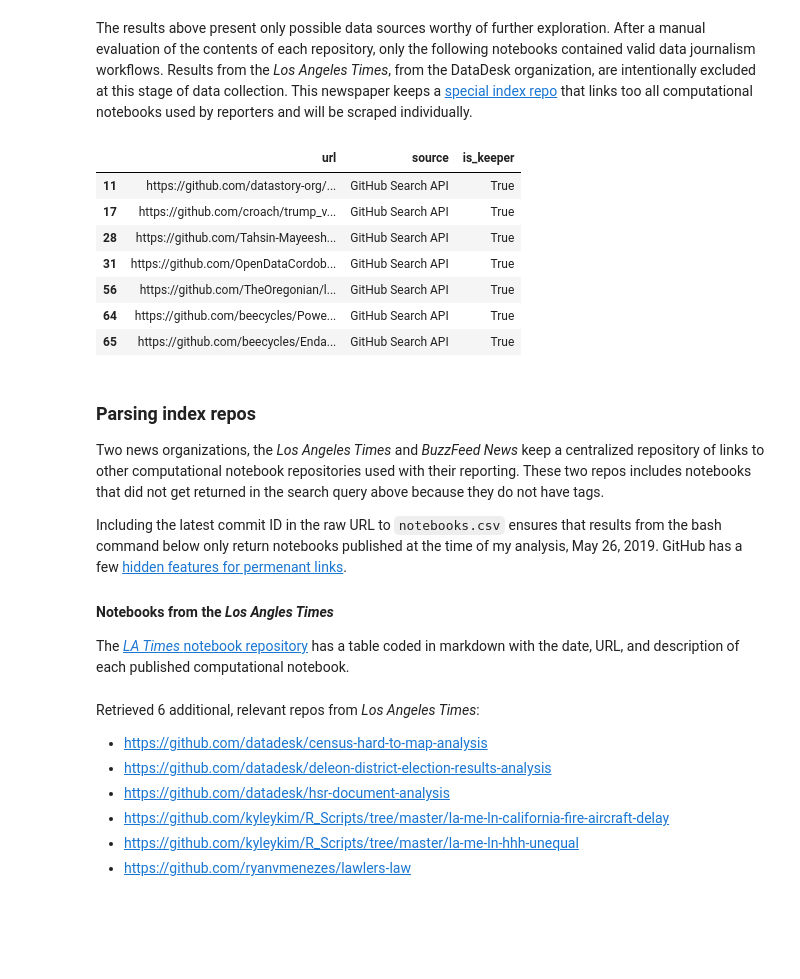
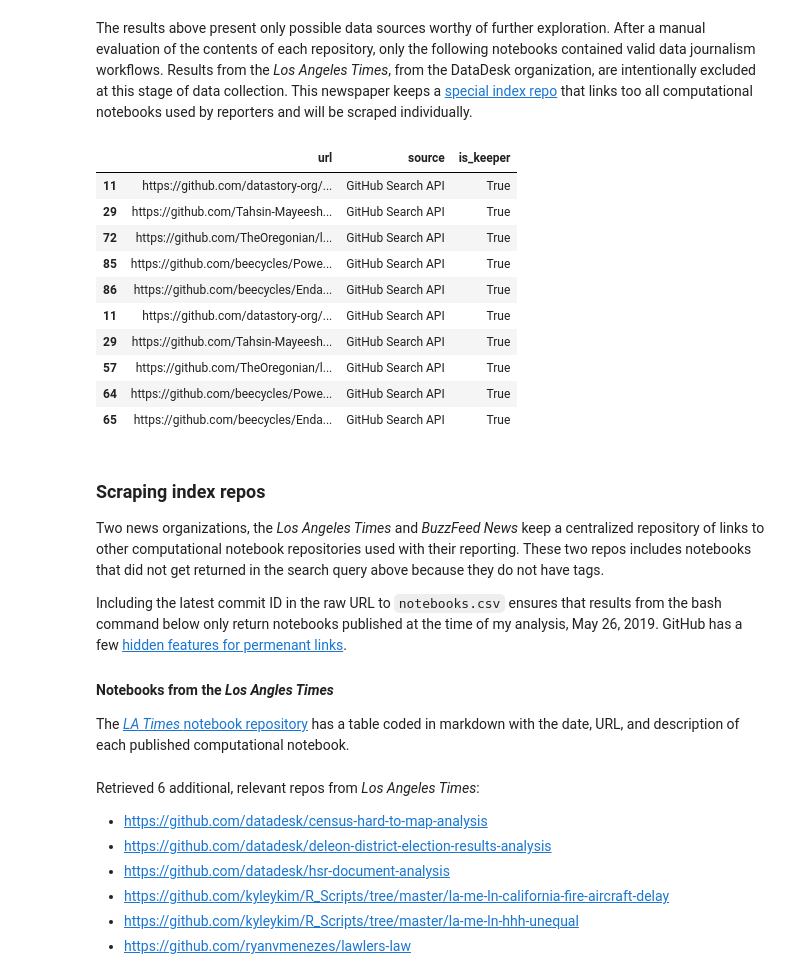
Before and after one commit to steve-kasica/table-scraps, a Jupyter notebook: notebooks-search.ipynb, the cells around one changed output. Saved outputs shown, nothing was run; the diff lists cells and outputs as text; code cells hidden in the pictures; blank space fills up the shorter version.

Commit message:
Update notebook search
Adds basic auth for all GitHub API requests, includes organization breakdown by commit count,
cleans up some dud repos, too

```diff
--- a/notebooks-search.ipynb
+++ b/notebooks-search.ipynb
@@ -34,5 +35,6 @@ class RateLimitError(Exception):
     """
 
     def __init__(self, timeout):
-        self.timeout = round(int(timeout) - time.time(), 2) + 5
+        buffer = 5;  # add a buffer (in seconds) for safety
+        self.timeout = round(int(timeout) - time.time(), 2) + buffer
         self.message = "🤦‍♀️ Hit GitHub's basic authentication the rate limit 🤦‍♂️\nWait {} seconds".format(self.timeout)
@@ -76,26 +122,24 @@ repos = pd.DataFrame(columns=['url', 'source', 'is_keeper'])
 
 The code cell below queries the Search API for repos containing either the tag *journalism* or *data journalism* where the most majority programming language is *Jupyter Notebook*, *R*, or *HTML*. Although not all repos that are predominantly HTML code are computational notebooks, GitHub often classifies analysis performed primarily in an R Markdown file (.rmd) as HTML. Through my own unsystematic survey of this domain, I've found many notebooks from [*BuzzFeed News* from Peter Aldhous](https://github.com/BuzzFeedNews/2019-06-democratic-candidates-twitter) are programmed in R and tagged as HTML.
 # %%
-searchQueryCache = 'search_results/searchquery.csv'
-
+searchQueryCache = 'cache/tag_search.csv'
 if not os.path.exists(searchQueryCache):
     queryResults = []
     for tag in tags:
         for lang in languages:
-            try:
-                res = findRepos(**{'topic': tag, 'language': lang })
-                for item in res:
-                    repos = repos.append({
-                        'url': item['html_url'],
-                        'source': 'GitHub Search API',
-                        'is_keeper': False
-                    }, ignore_index=True)
-            except RateLimitError as err:
-                print(err.message)
-                time.sleep(err.timeout)
+            is_success = False
+            while not is_success:
+                try:
+                    res = findRepos(**{'topic': tag, 'language': lang })
+                    for item in res:
+                        repos = repos.append({
+                            'url': item['html_url'],
+                            'source': 'GitHub Search API',
+                            'is_keeper': False
+                        }, ignore_index=True)
+                    is_success = True
+                except RateLimitError as err:
+                    print(err.message)
+                    time.sleep(err.timeout)
     repos.drop_duplicates(subset=repos.columns[0], inplace=True)
     repos.to_csv(searchQueryCache, index=False)
-else:
-    repos = repos.append(pd.read_csv(searchQueryCache))
-
-displayMarkdown('Querying the GitHub Search API returned {} potentially relevant repos:\n* {}'.format(repos.shape[0], '\n* '.join(repos.url)))
@@ -164,28 +211,29 @@ Querying the GitHub Search API returned 89 potentially relevant repos:
 The results above present only possible data sources worthy of further exploration. After a manual evaluation of the contents of each repository, only the following notebooks contained valid data journalism workflows. Results from the *Los Angeles Times*, from the DataDesk organization, are intentionally excluded at this stage of data collection. This newspaper keeps a [special index repo](https://github.com/datadesk/notebooks) that links too all computational notebooks used by reporters and will be scraped individually.
 # %%
 keepers = [
-    'https://github.com/OpenDataCordoba/blogposts',
     'https://github.com/Tahsin-Mayeesha/times-archive',
     'https://github.com/TheOregonian/long-term-care-db',
     'https://github.com/beecycles/Endangered-Species-Act-Louisiana',
     'https://github.com/beecycles/Power_of_Irma',
-    'https://github.com/croach/trump_voter_fraud_analysis',
     'https://github.com/datastory-org/weekly-chart',
 ]
 
 repos.loc[repos['url'].isin(keepers), 'is_keeper'] = True
 repos[repos.is_keeper == True]
 # %% [output]
 |  | url | source | is_keeper |
 | 11 | https://github.com/datastory-org/... | GitHub Search API | True |
-| 17 | https://github.com/croach/trump_v... | GitHub Search API | True |
-| 28 | https://github.com/Tahsin-Mayeesh... | GitHub Search API | True |
-| 31 | https://github.com/OpenDataCordob... | GitHub Search API | True |
-| 56 | https://github.com/TheOregonian/l... | GitHub Search API | True |
+| 29 | https://github.com/Tahsin-Mayeesh... | GitHub Search API | True |
+| 72 | https://github.com/TheOregonian/l... | GitHub Search API | True |
+| 85 | https://github.com/beecycles/Powe... | GitHub Search API | True |
+| 86 | https://github.com/beecycles/Enda... | GitHub Search API | True |
+| 11 | https://github.com/datastory-org/... | GitHub Search API | True |
+| 29 | https://github.com/Tahsin-Mayeesh... | GitHub Search API | True |
+| 57 | https://github.com/TheOregonian/l... | GitHub Search API | True |
 | 64 | https://github.com/beecycles/Powe... | GitHub Search API | True |
 | 65 | https://github.com/beecycles/Enda... | GitHub Search API | True |
 # %% [markdown]
-### Parsing index repos
+### Scraping index repos
 
 Two news organizations, the *Los Angeles Times* and *BuzzFeed News* keep a centralized repository of links to other computational notebook repositories used with their reporting. These two repos includes notebooks that did not get returned in the search query above because they do not have tags.
 
```
Also changed, not shown: parts of 27 cells of this notebook, 2 other files.
